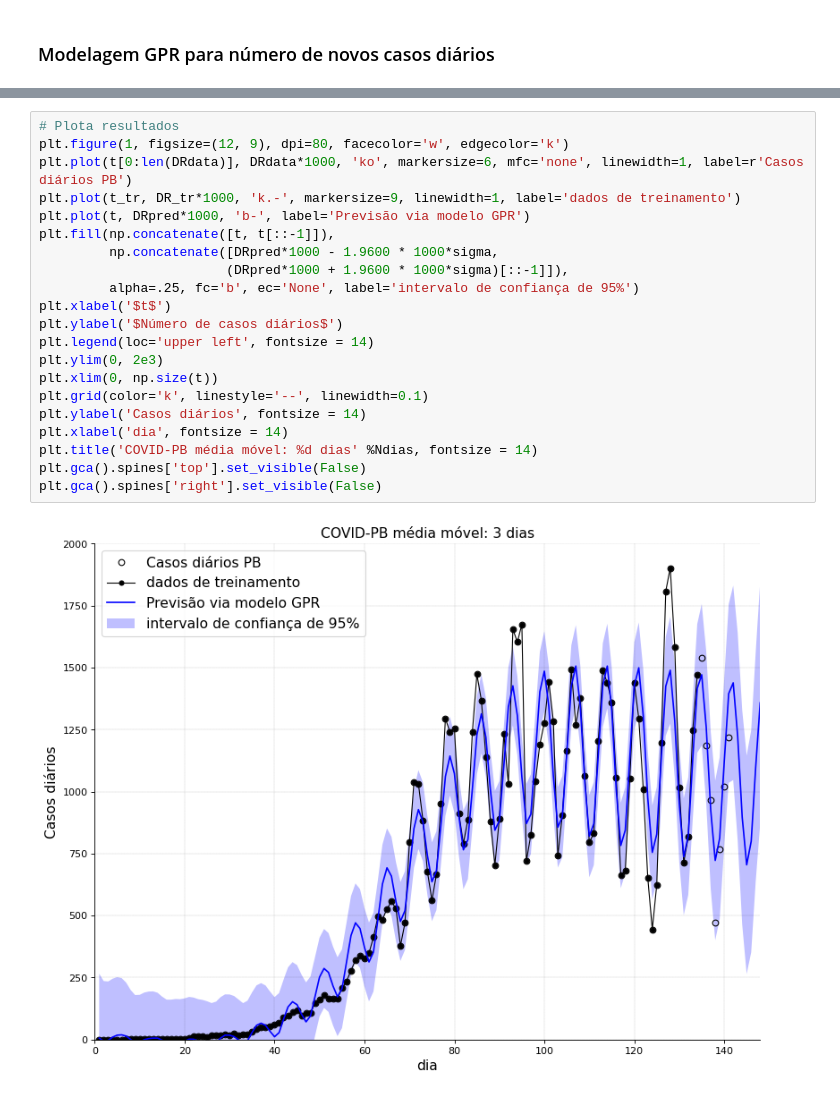
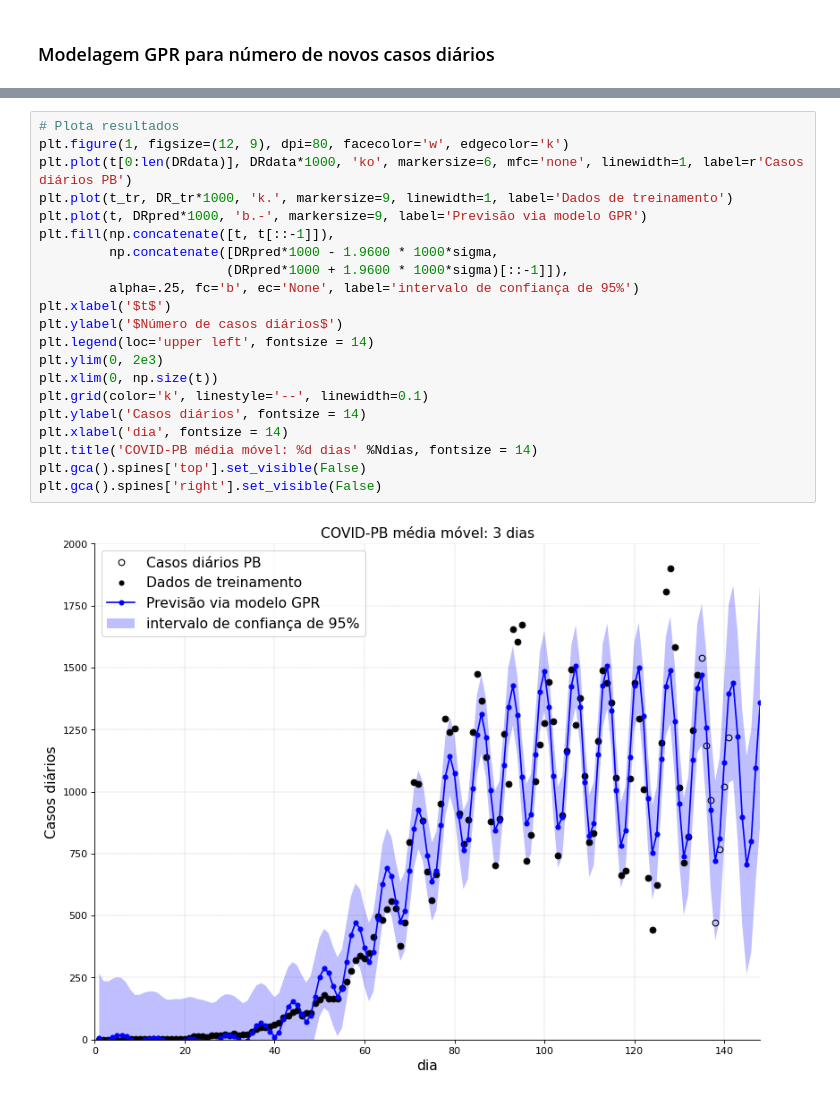
Before and after one commit to edsonportosilva/covid19models, a Jupyter notebook: Python notebooks/GPR model for COVID19.ipynb, the cells around one changed output, grey strips where cells are left out. Cells and saved outputs as stored; diff of their text form.

Commit message:
update notebook plots

```diff
--- a/Python notebooks/GPR model for COVID19.ipynb
+++ b/Python notebooks/GPR model for COVID19.ipynb
@@ -169,23 +170,23 @@ R2 todo intervalo de dados: 0.943796
 # %%
 # Plota resultados
 plt.figure(1, figsize=(12, 9), dpi=80, facecolor='w', edgecolor='k')
 plt.plot(t[0:len(DRdata)], DRdata*1000, 'ko', markersize=6, mfc='none', linewidth=1, label=r'Casos diários PB')
-plt.plot(t_tr, DR_tr*1000, 'k.-', markersize=9, linewidth=1, label='dados de treinamento')
-plt.plot(t, DRpred*1000, 'b-', label='Previsão via modelo GPR')
+plt.plot(t_tr, DR_tr*1000, 'k.', markersize=9, linewidth=1, label='Dados de treinamento')
+plt.plot(t, DRpred*1000, 'b.-', markersize=9, label='Previsão via modelo GPR')
 plt.fill(np.concatenate([t, t[::-1]]),
          np.concatenate([DRpred*1000 - 1.9600 * 1000*sigma,
                         (DRpred*1000 + 1.9600 * 1000*sigma)[::-1]]),
          alpha=.25, fc='b', ec='None', label='intervalo de confiança de 95%')
 plt.xlabel('$t$')
 plt.ylabel('$Número de casos diários$')
 plt.legend(loc='upper left', fontsize = 14)
 plt.ylim(0, 2e3)
 plt.xlim(0, np.size(t))
 plt.grid(color='k', linestyle='--', linewidth=0.1)
 plt.ylabel('Casos diários', fontsize = 14)
 plt.xlabel('dia', fontsize = 14)
 plt.title('COVID-PB média móvel: %d dias' %Ndias, fontsize = 14)
 plt.gca().spines['top'].set_visible(False)
 plt.gca().spines['right'].set_visible(False)
 # %% [output]
-[figure, old version]
+[figure, new version]
```
Also changed, not shown: parts of 3 cells of this notebook.
